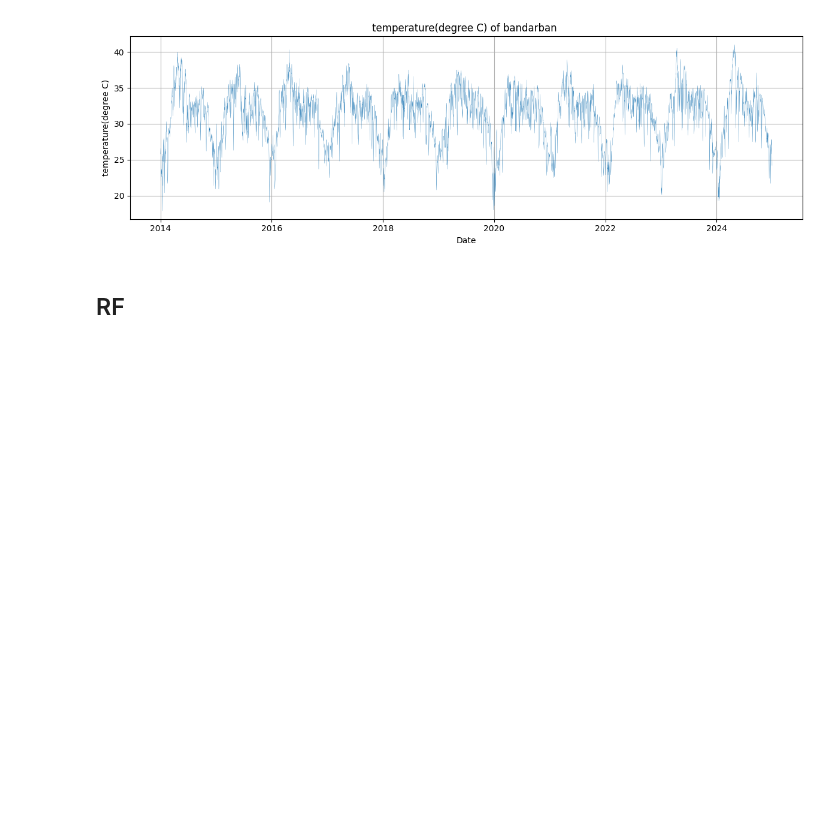
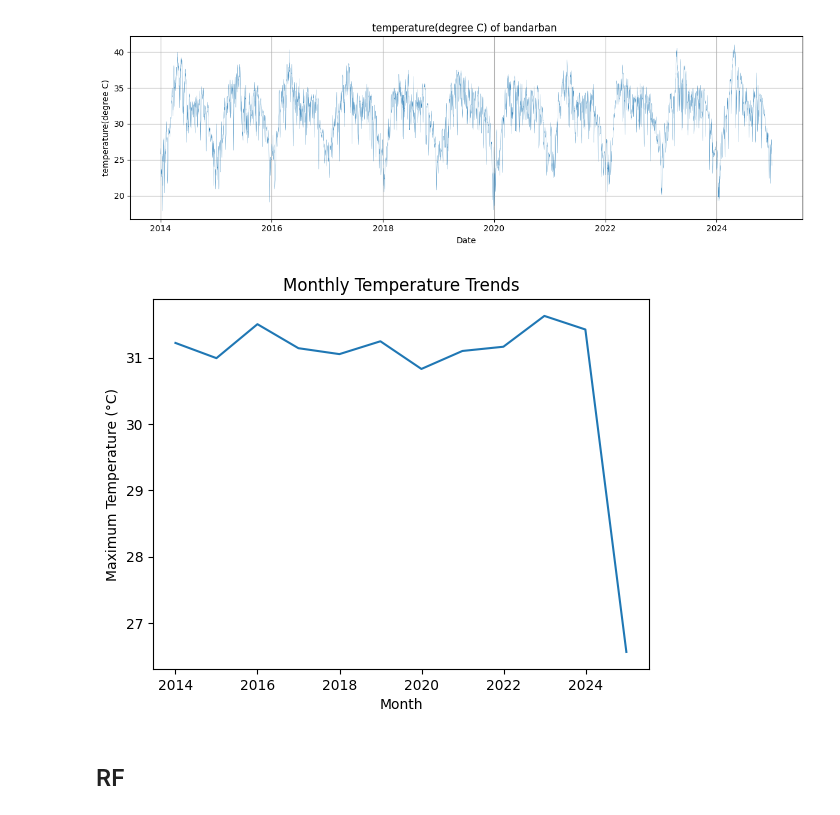
Before and after one commit to not-your-pancake/TCC_Journal, a Jupyter notebook: CCD_Agri_stress/rangamati.ipynb, the cells around one changed output. Cells and saved outputs as stored; diff of their text form; code cells hidden in the pictures; blank space fills up the shorter version.

```diff
--- a/CCD_Agri_stress/rangamati.ipynb
+++ b/CCD_Agri_stress/rangamati.ipynb
@@ -71,7 +71,7 @@ from sklearn.ensemble import RandomForestRegressor
 # 1. Prepare Monthly Data
 df = df_bandarban.copy() # [cite: 101]
 df['date'] = pd.to_datetime(df[['year', 'month', 'day']]) # [cite: 116]
-df_monthly_temp = df.set_index('date')['max_temperature(degree C)'].resample('MS').mean().reset_index()
+df_monthly_temp = df.set_index('date')['max_temperature(degree C)'].resample('365D').mean().reset_index()
 df_monthly_temp = df_monthly_temp.dropna()
 
 # 2. Engineering Fourier Features for Seasonality
@@ -89,6 +89,16 @@ df_features['year_val'] = df_features['date'].dt.year
 
 # 3. Define Features and Target
 fourier_cols = [c for c in df_features.columns if 'sin' in c or 'cos' in c]
+# %%
+import matplotlib.pyplot as plt
+
+plt.plot(df_monthly_temp['date'], df_monthly_temp['max_temperature(degree C)'])
+plt.xlabel('Month')
+plt.ylabel('Maximum Temperature (°C)')
+plt.title('Monthly Temperature Trends')
+plt.show()
+# %% [output]
+[figure, added]
 # %%
 import numpy as np
 import pandas as pd
```
Also changed, not shown: 7 other files.
